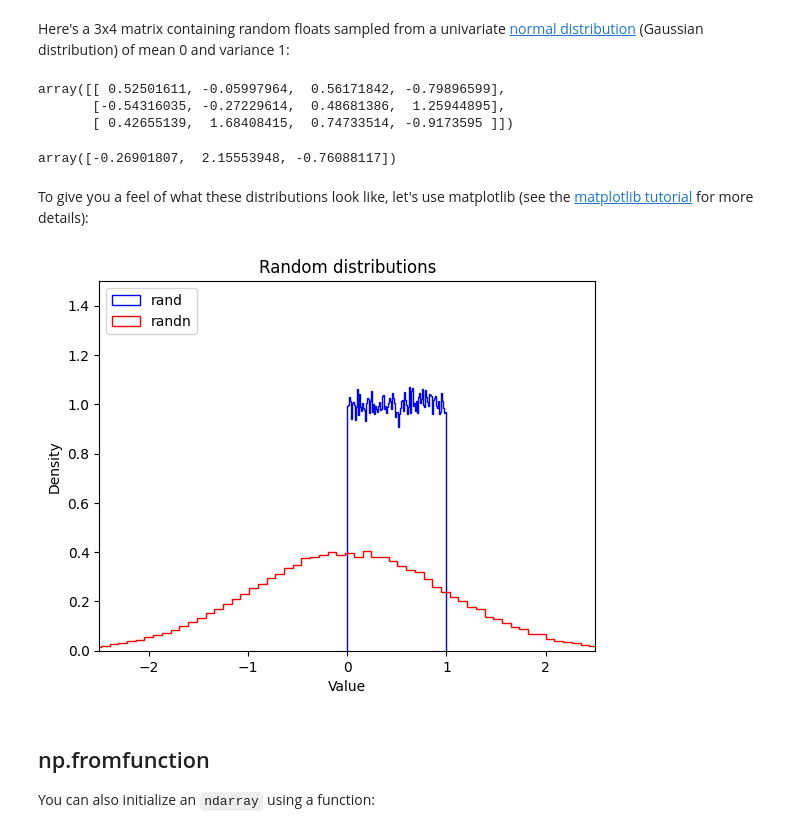
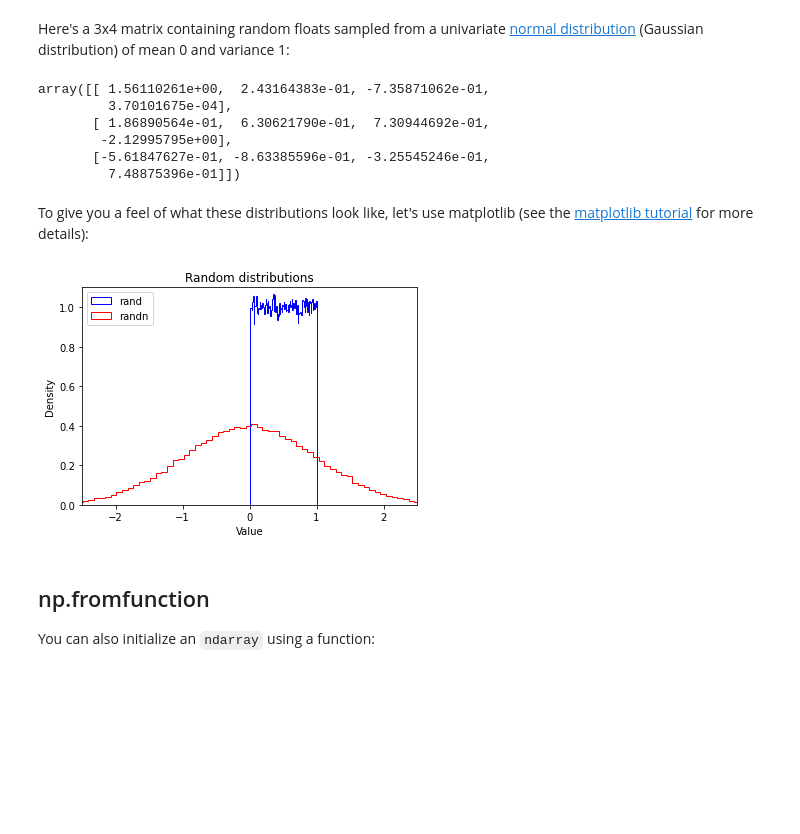
Before and after one commit to deisner/Banded-Texture, a Jupyter notebook: tools_numpy.ipynb, the cells around one changed output. Drawn from its saved outputs; the diff is of its cells as text; code cells hidden in the pictures; blank space fills up the shorter version.

```diff
--- a/tools_numpy.ipynb
+++ b/tools_numpy.ipynb
@@ -164,32 +168,29 @@ array([[0.91282761, 0.15275276, 0.3335401 , 0.28684525],
 # %% [markdown]
 Here's a 3x4 matrix containing random floats sampled from a univariate [normal distribution](https://en.wikipedia.org/wiki/Normal_distribution) (Gaussian distribution) of mean 0 and variance 1:
 # %%
-np.random.randn?
 np.random.randn(3,4)
 # %% [output]
-array([[ 0.52501611, -0.05997964,  0.56171842, -0.79896599],
-       [-0.54316035, -0.27229614,  0.48681386,  1.25944895],
-       [ 0.42655139,  1.68408415,  0.74733514, -0.9173595 ]])
+array([[ 1.56110261e+00,  2.43164383e-01, -7.35871062e-01,
+         3.70101675e-04],
+       [ 1.86890564e-01,  6.30621790e-01,  7.30944692e-01,
+        -2.12995795e+00],
+       [-5.61847627e-01, -8.63385596e-01, -3.25545246e-01,
+         7.48875396e-01]])
-# %%
-np.random.randn(3)
-# %% [output]
-array([-0.26901807,  2.15553948, -0.76088117])
 # %% [markdown]
 To give you a feel of what these distributions look like, let's use matplotlib (see the [matplotlib tutorial](tools_matplotlib.ipynb) for more details):
 # %%
 import matplotlib.pyplot as plt
 # %%
 plt.hist(np.random.rand(100000), density=True, bins=100, histtype="step", color="blue", label="rand")
-# plt.hist(np.random.rand(100000), density=False, bins=100, histtype="step", color="green", label="rand2")
 plt.hist(np.random.randn(100000), density=True, bins=100, histtype="step", color="red", label="randn")
-plt.axis([-2.5, 2.5, 0, 1.5])
+plt.axis([-2.5, 2.5, 0, 1.1])
 plt.legend(loc = "upper left")
 plt.title("Random distributions")
 plt.xlabel("Value")
 plt.ylabel("Density")
 plt.show()
 # %% [output]
-[figure, old version]
+[figure, new version]
 # %% [markdown]
 ## np.fromfunction
 You can also initialize an `ndarray` using a function:
```
Also changed, not shown: parts of 8 cells of this notebook.
